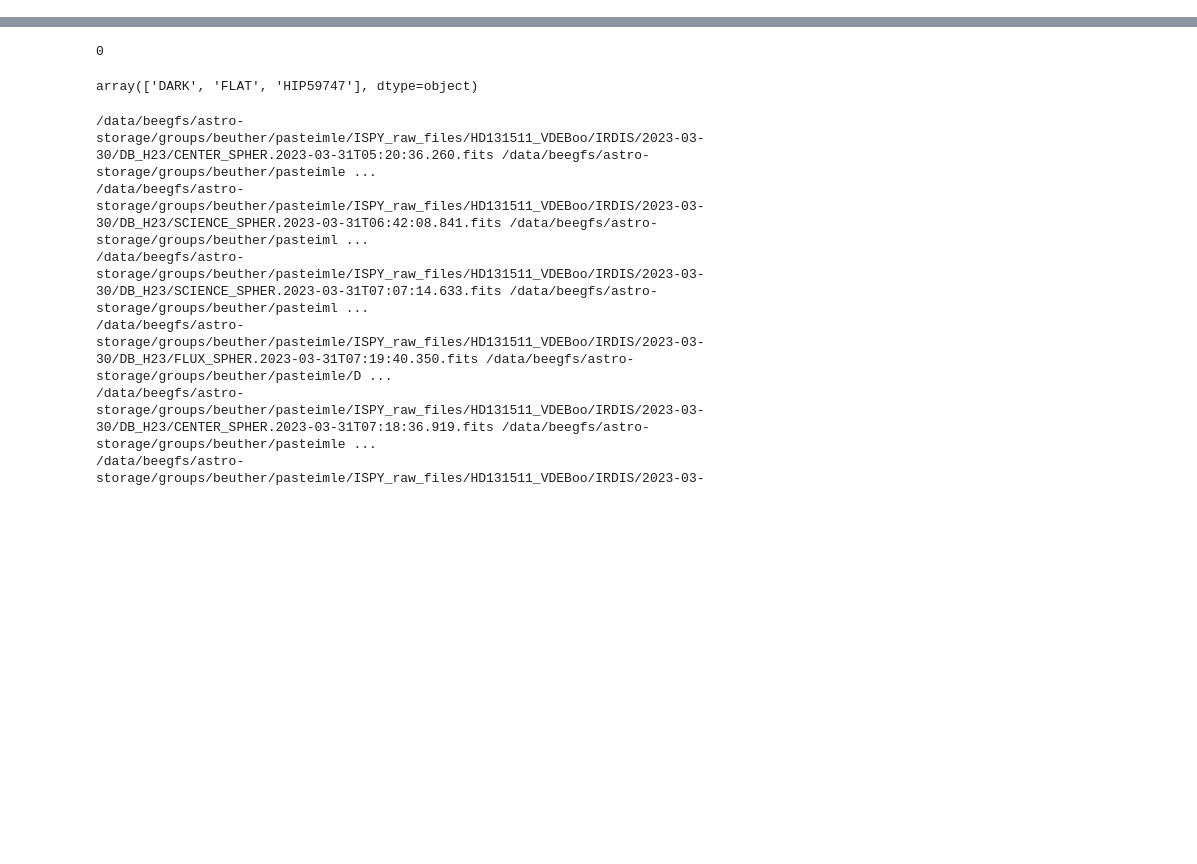
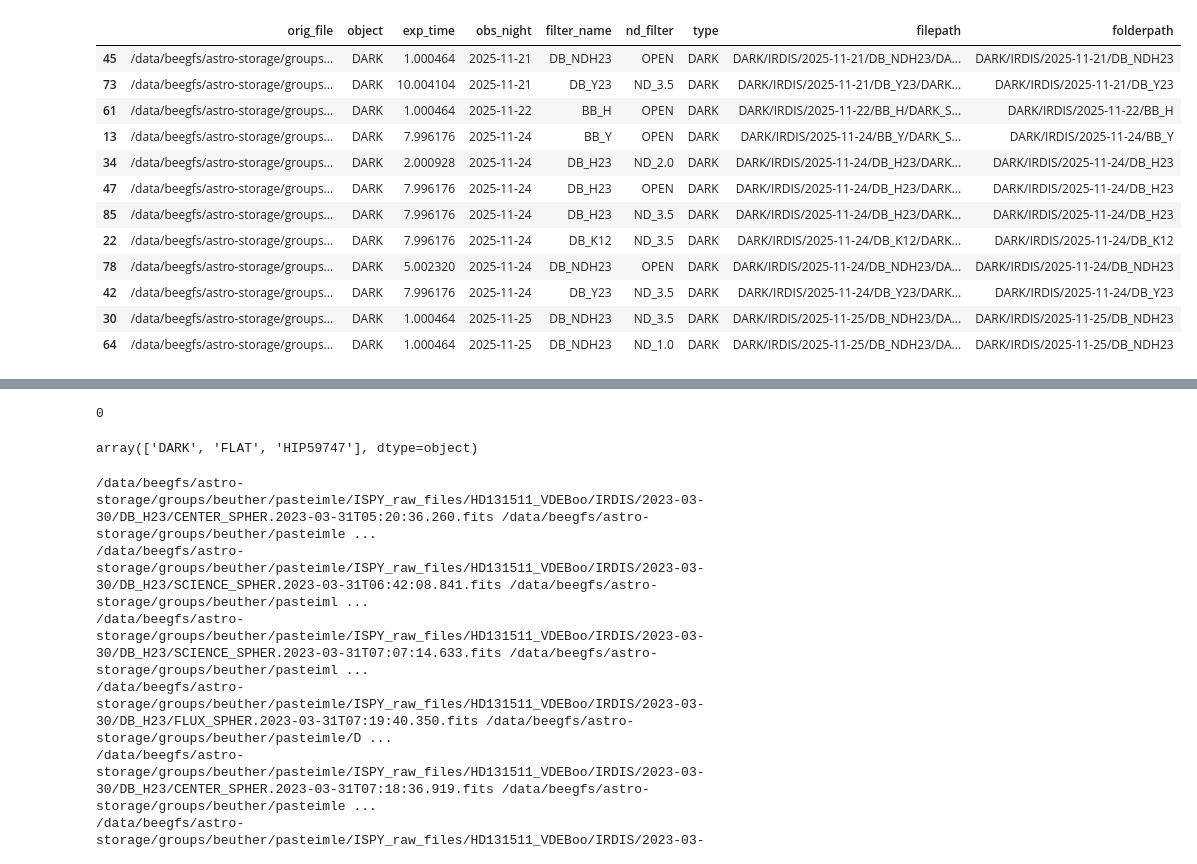
Before and after one commit to PaulSteimle/REACHER, a Jupyter notebook: test_notebooks/group_all_files.ipynb, the cells around one changed output, grey strips where cells are left out. Drawn from its saved outputs; the diff is of its cells as text; code cells hidden in the pictures; blank space fills up the shorter version.

```diff
--- a/test_notebooks/group_all_files.ipynb
+++ b/test_notebooks/group_all_files.ipynb
@@ -6,9 +6,9 @@ from glob import glob
 from multiprocessing import Pool
 import pandas as pd
 # %%
-Download_directory = '/data/beegfs/astro-storage/groups/beuther/pasteimle/Background_data_ISPY/'
-ISPY_directory = '/data/beegfs/astro-storage/groups/beuther/pasteimle/Background_data_ISPY2/'
+Download_directory = '/data/beegfs/astro-storage/groups/beuther/pasteimle/HD1461/'
+ISPY_directory = '/data/beegfs/astro-storage/groups/beuther/pasteimle/HD1461_grouped/'
 
 all_files = glob(os.path.join(Download_directory, 'SPHER*.fits'))
-all_files
+print(all_files)
 # %% [output]
@@ -130,6 +114,22 @@ DF = DF[DF['object'] != 'OBJECT']
 # DF = DF[DF["object"] != "OBJECT"]
 # DF = DF[DF["filter_name"] != "BB_Ks"]
 # DF = DF[DF["filter_name"] != "DB_Y23"]
+# %%
+DF[DF['object'] == 'DARK']
+# %% [output]
+|  | orig_file | object | exp_time | obs_night | filter_name | nd_filter | type | filepath | folderpath |
+| 45 | /data/beegfs/astro-storage/groups... | DARK | 1.000464 | 2025-11-21 | DB_NDH23 | OPEN | DARK | DARK/IRDIS/2025-11-21/DB_NDH23/DA... | DARK/IRDIS/2025-11-21/DB_NDH23 |
+| 73 | /data/beegfs/astro-storage/groups... | DARK | 10.004104 | 2025-11-21 | DB_Y23 | ND_3.5 | DARK | DARK/IRDIS/2025-11-21/DB_Y23/DARK... | DARK/IRDIS/2025-11-21/DB_Y23 |
+| 61 | /data/beegfs/astro-storage/groups... | DARK | 1.000464 | 2025-11-22 | BB_H | OPEN | DARK | DARK/IRDIS/2025-11-22/BB_H/DARK_S... | DARK/IRDIS/2025-11-22/BB_H |
+| 13 | /data/beegfs/astro-storage/groups... | DARK | 7.996176 | 2025-11-24 | BB_Y | OPEN | DARK | DARK/IRDIS/2025-11-24/BB_Y/DARK_S... | DARK/IRDIS/2025-11-24/BB_Y |
+| 34 | /data/beegfs/astro-storage/groups... | DARK | 2.000928 | 2025-11-24 | DB_H23 | ND_2.0 | DARK | DARK/IRDIS/2025-11-24/DB_H23/DARK... | DARK/IRDIS/2025-11-24/DB_H23 |
+| 47 | /data/beegfs/astro-storage/groups... | DARK | 7.996176 | 2025-11-24 | DB_H23 | OPEN | DARK | DARK/IRDIS/2025-11-24/DB_H23/DARK... | DARK/IRDIS/2025-11-24/DB_H23 |
+| 85 | /data/beegfs/astro-storage/groups... | DARK | 7.996176 | 2025-11-24 | DB_H23 | ND_3.5 | DARK | DARK/IRDIS/2025-11-24/DB_H23/DARK... | DARK/IRDIS/2025-11-24/DB_H23 |
+| 22 | /data/beegfs/astro-storage/groups... | DARK | 7.996176 | 2025-11-24 | DB_K12 | ND_3.5 | DARK | DARK/IRDIS/2025-11-24/DB_K12/DARK... | DARK/IRDIS/2025-11-24/DB_K12 |
+| 78 | /data/beegfs/astro-storage/groups... | DARK | 5.002320 | 2025-11-24 | DB_NDH23 | OPEN | DARK | DARK/IRDIS/2025-11-24/DB_NDH23/DA... | DARK/IRDIS/2025-11-24/DB_NDH23 |
+| 42 | /data/beegfs/astro-storage/groups... | DARK | 7.996176 | 2025-11-24 | DB_Y23 | ND_3.5 | DARK | DARK/IRDIS/2025-11-24/DB_Y23/DARK... | DARK/IRDIS/2025-11-24/DB_Y23 |
+| 30 | /data/beegfs/astro-storage/groups... | DARK | 1.000464 | 2025-11-25 | DB_NDH23 | ND_3.5 | DARK | DARK/IRDIS/2025-11-25/DB_NDH23/DA... | DARK/IRDIS/2025-11-25/DB_NDH23 |
+| 64 | /data/beegfs/astro-storage/groups... | DARK | 1.000464 | 2025-11-25 | DB_NDH23 | ND_1.0 | DARK | DARK/IRDIS/2025-11-25/DB_NDH23/DA... | DARK/IRDIS/2025-11-25/DB_NDH23 |
 # %%
 sorted(DF['folderpath'].unique())
 # %% [output]
```
Also changed, not shown: parts of 4 cells of this notebook, 10 other files.
